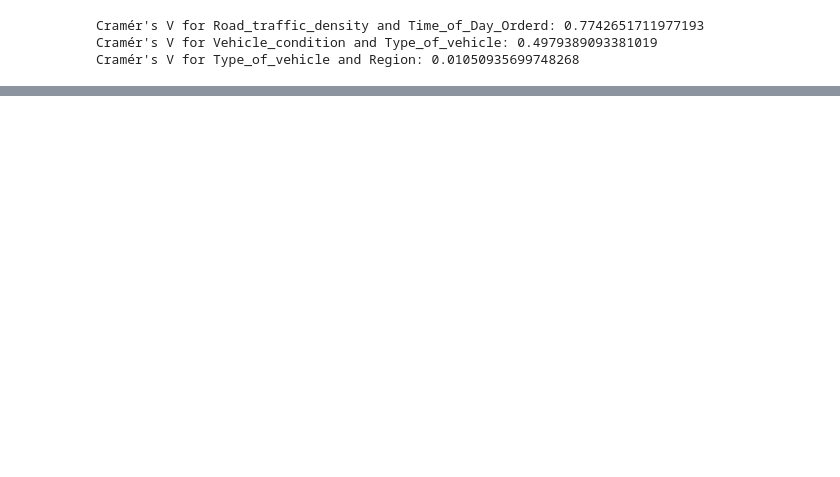
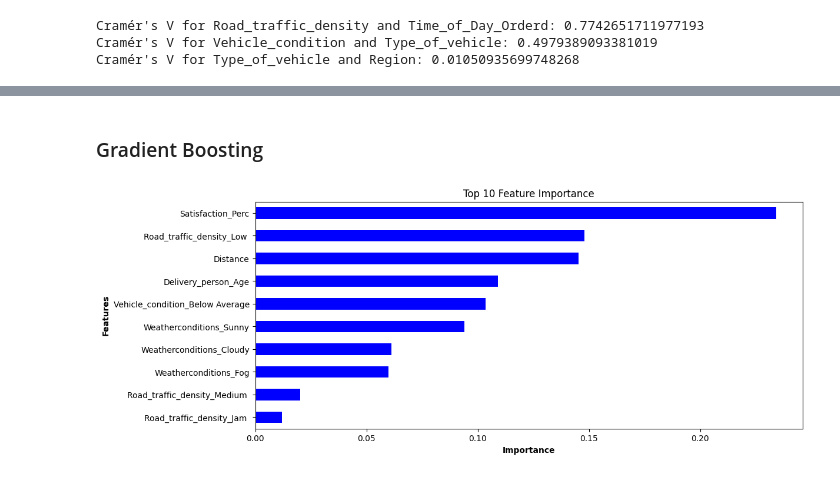
Before and after one commit to mevin-singh/Portfolio-Projects, a Jupyter notebook: Python/Delivery Duration Prediction/Delivery Duration.ipynb, the cells around one changed output, grey strips where cells are left out. Drawn from its saved outputs; the diff is of its cells as text; code cells hidden in the pictures; blank space fills up the shorter version.

```diff
--- a/Python/Delivery Duration Prediction/Delivery Duration.ipynb
+++ b/Python/Delivery Duration Prediction/Delivery Duration.ipynb
@@ -315,0 +584,8 @@ ordinal_variables = ['Road_traffic_density', 'Vehicle_condition', 'Time_of_Day_O
+# %%
+gb = GradientBoostingRegressor(n_estimators = 100,
+                               max_depth = 5,
+                               min_samples_split = 5,
+                               min_samples_leaf = 5,
+                               random_state = 100)
+
+gb.fit(X_train_encoded_gb, y_train)
@@ -315,0 +595,3 @@ ordinal_variables = ['Road_traffic_density', 'Vehicle_condition', 'Time_of_Day_O
+# %%
+# creating a pipeline
+pipeline_gb = Pipeline([("transformer", transformer_gb), ("gb", gb)])
@@ -315,0 +670,8 @@ ordinal_variables = ['Road_traffic_density', 'Vehicle_condition', 'Time_of_Day_O
+# %%
+# fitting the best model
+best_params_gb = {key.replace('gb__', ''): value for key, value in gb_gs.best_params_.items()}
+
+gb_reg = GradientBoostingRegressor(**best_params_gb,
+                             random_state = 100)
+
+gb_reg.fit(X_train_encoded_gb, y_train)
@@ -315,0 +839,6 @@ ordinal_variables = ['Road_traffic_density', 'Vehicle_condition', 'Time_of_Day_O
+# %% [markdown]
+### Gradient Boosting
+# %%
+plot_importance(gb_gs.best_estimator_.named_steps['gb'], X_train_encoded_gb)
+# %% [output]
+[figure, added]
```
Also changed, not shown: parts of 57 cells of this notebook.
